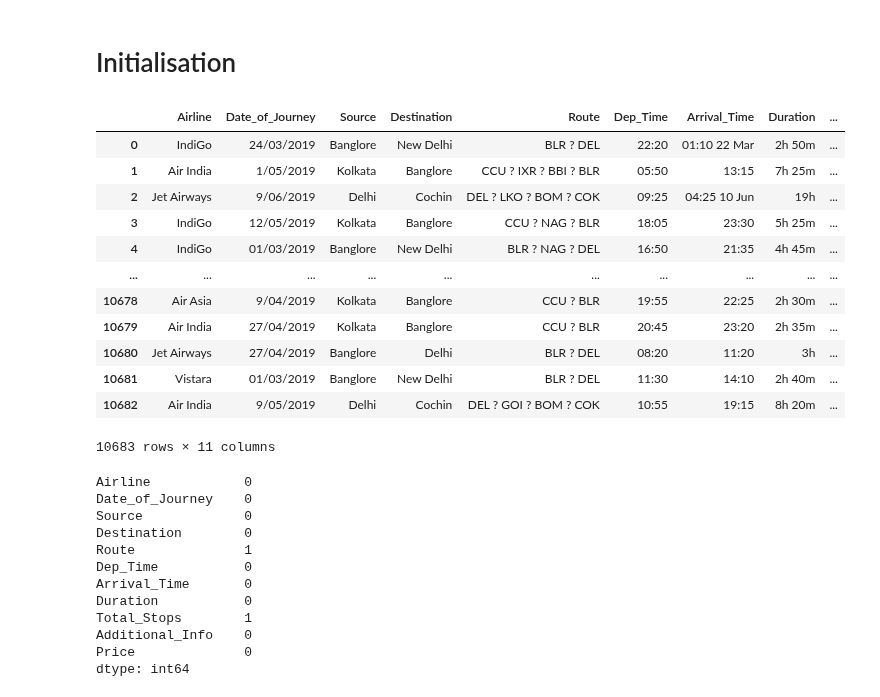
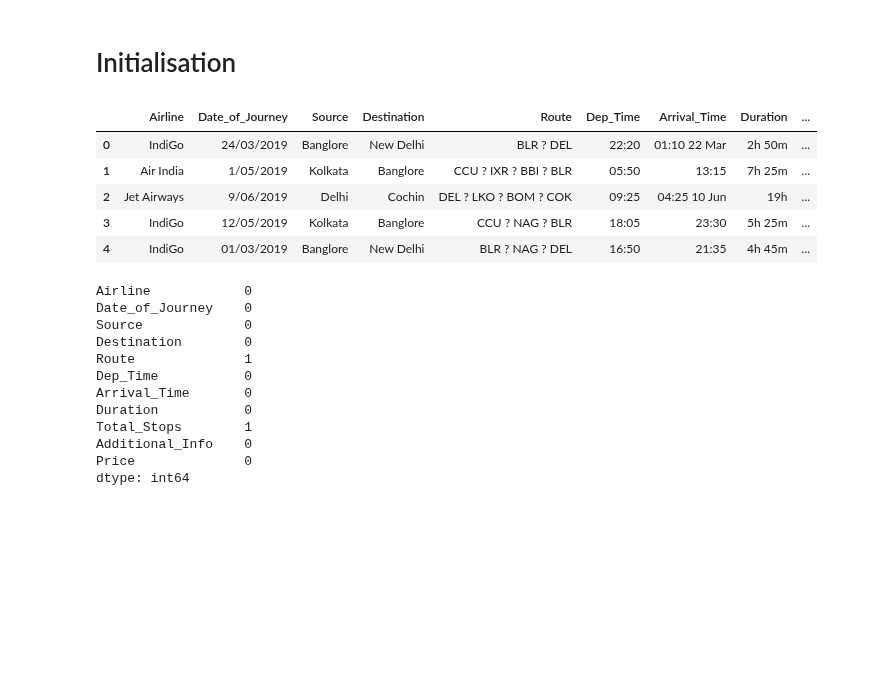
Before and after one commit to AnupamMisra/Data-science-projects, a Jupyter notebook: Flight_price/secondnb.ipynb, the cells around one changed output. Cells and saved outputs as stored; diff of their text form; code cells hidden in the pictures; blank space fills up the shorter version.

```diff
--- a/Flight_price/secondnb.ipynb
+++ b/Flight_price/secondnb.ipynb
@@ -22,19 +23,12 @@ df = pd.read_csv(r'C:/Users/ADMIN/Downloads/flight_price.csv')
 # %%
-df
+df.head(5)
 # %% [output]
 |  | Airline | Date_of_Journey | Source | Destination | Route | Dep_Time | Arrival_Time | Duration | ... |
 | 0 | IndiGo | 24/03/2019 | Banglore | New Delhi | BLR ? DEL | 22:20 | 01:10 22 Mar | 2h 50m | ... |
 | 1 | Air India | 1/05/2019 | Kolkata | Banglore | CCU ? IXR ? BBI ? BLR | 05:50 | 13:15 | 7h 25m | ... |
 | 2 | Jet Airways | 9/06/2019 | Delhi | Cochin | DEL ? LKO ? BOM ? COK | 09:25 | 04:25 10 Jun | 19h | ... |
 | 3 | IndiGo | 12/05/2019 | Kolkata | Banglore | CCU ? NAG ? BLR | 18:05 | 23:30 | 5h 25m | ... |
 | 4 | IndiGo | 01/03/2019 | Banglore | New Delhi | BLR ? NAG ? DEL | 16:50 | 21:35 | 4h 45m | ... |
-| ... | ... | ... | ... | ... | ... | ... | ... | ... | ... |
-| 10678 | Air Asia | 9/04/2019 | Kolkata | Banglore | CCU ? BLR | 19:55 | 22:25 | 2h 30m | ... |
-| 10679 | Air India | 27/04/2019 | Kolkata | Banglore | CCU ? BLR | 20:45 | 23:20 | 2h 35m | ... |
-| 10680 | Jet Airways | 27/04/2019 | Banglore | Delhi | BLR ? DEL | 08:20 | 11:20 | 3h | ... |
-| 10681 | Vistara | 01/03/2019 | Banglore | New Delhi | BLR ? DEL | 11:30 | 14:10 | 2h 40m | ... |
-| 10682 | Air India | 9/05/2019 | Delhi | Cochin | DEL ? GOI ? BOM ? COK | 10:55 | 19:15 | 8h 20m | ... |
-10683 rows × 11 columns
 # %%
 df.isnull().sum()
 # %% [output]
```
Also changed, not shown: parts of 17 cells of this notebook, 8 other files.
